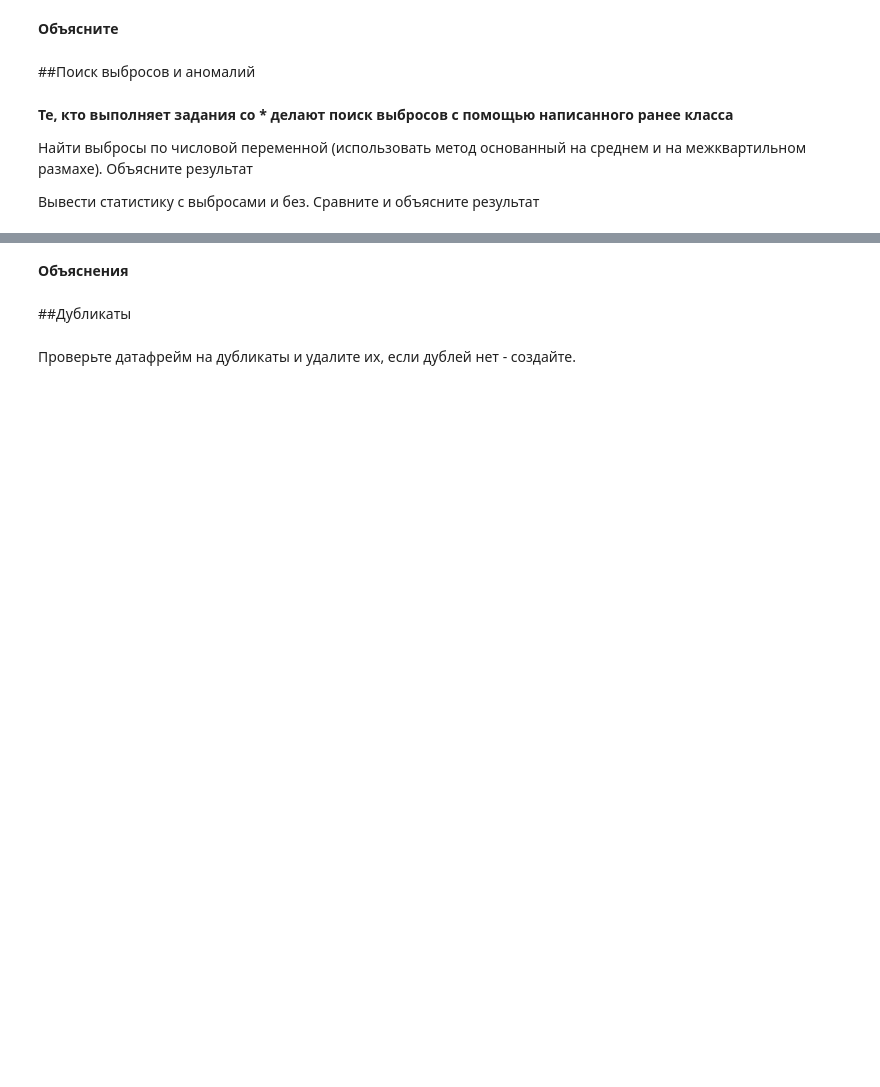
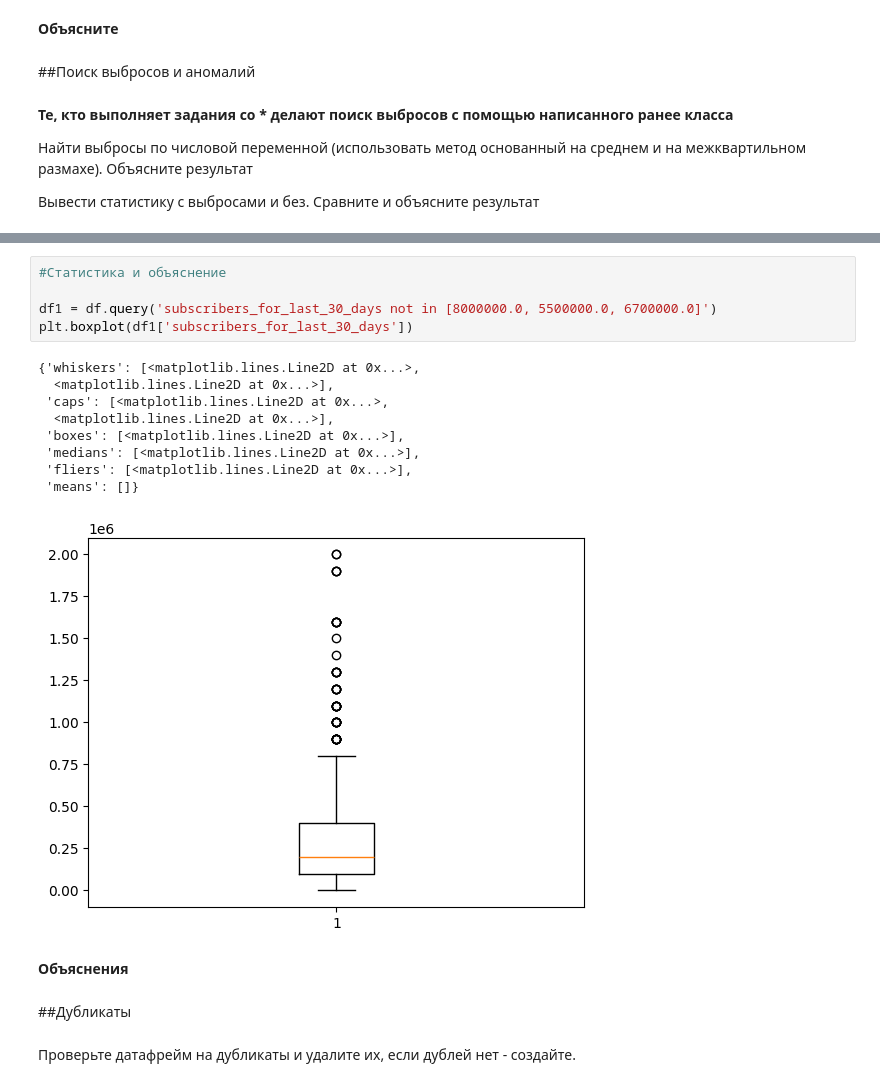
Before and after one commit to ScriptErrorVGM/VS-CODE, a Jupyter notebook: MTL/lab3/Задание_3.ipynb, the cells around one changed output, grey strips where cells are left out. Saved outputs shown, nothing was run; the diff lists cells and outputs as text; blank space fills up the shorter version.

```diff
--- a/MTL/lab3/Задание_3.ipynb
+++ b/MTL/lab3/Задание_3.ipynb
@@ -46,3 +212,18 @@ df = pd.read_csv('path/to/file.csv')
+# %%
+#Статистика и объяснение
+
+df1 = df.query('subscribers_for_last_30_days not in [8000000.0, 5500000.0, 6700000.0]')
+plt.boxplot(df1['subscribers_for_last_30_days'])
+# %% [output]
+{'whiskers': [<matplotlib.lines.Line2D at 0x...>,
+  <matplotlib.lines.Line2D at 0x...>],
+ 'caps': [<matplotlib.lines.Line2D at 0x...>,
+  <matplotlib.lines.Line2D at 0x...>],
+ 'boxes': [<matplotlib.lines.Line2D at 0x...>],
+ 'medians': [<matplotlib.lines.Line2D at 0x...>],
+ 'fliers': [<matplotlib.lines.Line2D at 0x...>],
+ 'means': []}
+[figure, added]
 # %% [markdown]
 **Объяснения**
 # %% [markdown]
```
Also changed, not shown: parts of 24 cells of this notebook, 2 other files.
